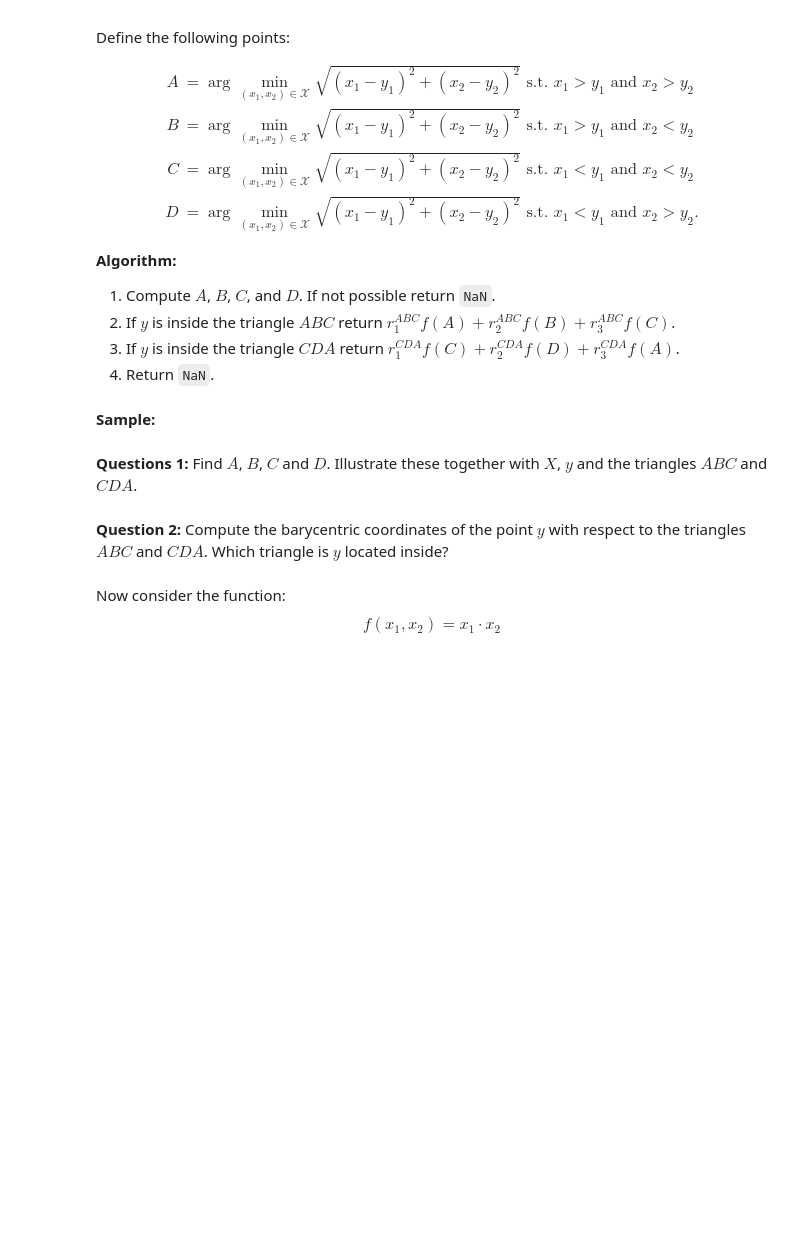
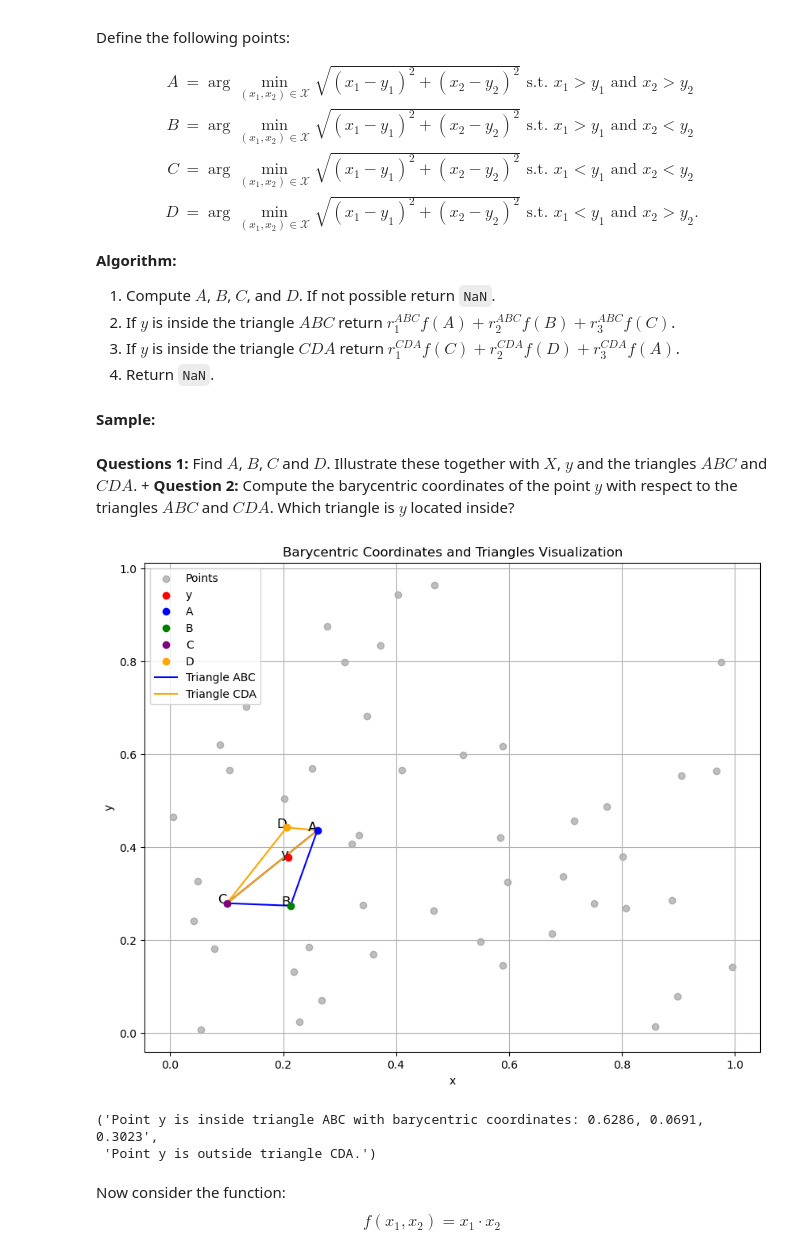
Before and after one commit to NumEconCopenhagen/projects-2024-rasmus, a Jupyter notebook: examproject/exam_2024.ipynb, the cells around one changed output. Saved outputs shown, nothing was run; the diff lists cells and outputs as text; code cells hidden in the pictures; blank space fills up the shorter version.

```diff
--- a/examproject/exam_2024.ipynb
+++ b/examproject/exam_2024.ipynb
@@ -617,4 +617,4 @@ rng = np.random.default_rng(2024)
 X = rng.uniform(size=(50,2))
 y = rng.uniform(size=(2,))
 # %% [markdown]
-**Questions 1:** Find $A$, $B$, $C$ and $D$. Illustrate these together with $X$, $y$ and the triangles $ABC$ and $CDA$.
+**Questions 1:** Find $A$, $B$, $C$ and $D$. Illustrate these together with $X$, $y$ and the triangles $ABC$ and $CDA$. + **Question 2:** Compute the barycentric coordinates of the point $y$ with respect to the triangles $ABC$ and $CDA$. Which triangle is $y$ located inside?
@@ -623,2 +620,0 @@ y = rng.uniform(size=(2,))
-# %% [markdown]
-**Question 2:** Compute the barycentric coordinates of the point $y$ with respect to the triangles $ABC$ and $CDA$. Which triangle is $y$ located inside?
@@ -627,3 +621,78 @@ y = rng.uniform(size=(2,))
+# %%
+# Define functions for barycentric coordinates and triangle check
+def barycentric_coordinates(A, B, C, P):
+    denom = (B[1] - C[1]) * (A[0] - C[0]) + (C[0] - B[0]) * (A[1] - C[1])
+    r1 = ((B[1] - C[1]) * (P[0] - C[0]) + (C[0] - B[0]) * (P[1] - C[1])) / denom
+    r2 = ((C[1] - A[1]) * (P[0] - C[0]) + (A[0] - C[0]) * (P[1] - C[1])) / denom
+    r3 = 1 - r1 - r2
+    return r1, r2, r3
+
+def is_inside_triangle(r1, r2, r3):
+    return (0 <= r1 <= 1) and (0 <= r2 <= 1) and (0 <= r3 <= 1)
+
+# Find points A, B, C, D based on given criteria
+A = min(X, key=lambda point: (point[0] - y[0])**2 + (point[1] - y[1])**2 if point[0] > y[0] and point[1] > y[1] else float('inf'))
+B = min(X, key=lambda point: (point[0] - y[0])**2 + (point[1] - y[1])**2 if point[0] > y[0] and point[1] < y[1] else float('inf'))
+C = min(X, key=lambda point: (point[0] - y[0])**2 + (point[1] - y[1])**2 if point[0] < y[0] and point[1] < y[1] else float('inf'))
+D = min(X, key=lambda point: (point[0] - y[0])**2 + (point[1] - y[1])**2 if point[0] < y[0] and point[1] > y[1] else float('inf'))
+
+# Plot the points and the triangles
+plt.figure(figsize=(10, 8))
+plt.scatter(X[:, 0], X[:, 1], label='Points', color='gray', alpha=0.5)
+plt.scatter(*y, color='red', label='y', zorder=5)
+plt.scatter(*A, color='blue', label='A', zorder=5)
+plt.scatter(*B, color='green', label='B', zorder=5)
+plt.scatter(*C, color='purple', label='C', zorder=5)
+plt.scatter(*D, color='orange', label='D', zorder=5)
+
+# Draw the triangles ABC and CDA
+plt.plot([A[0], B[0]], [A[1], B[1]], 'b-')
+plt.plot([B[0], C[0]], [B[1], C[1]], 'b-')
+plt.plot([C[0], A[0]], [C[1], A[1]], 'b-', label='Triangle ABC')
+
+plt.plot([C[0], D[0]], [C[1], D[1]], 'orange')
+plt.plot([D[0], A[0]], [D[1], A[1]], 'orange')
+plt.plot([A[0], C[0]], [A[1], C[1]], 'orange', label='Triangle CDA')
+
+# Annotate the points
+plt.text(y[0], y[1], 'y', fontsize=12, ha='right')
+plt.text(A[0], A[1], 'A', fontsize=12, ha='right')
+plt.text(B[0], B[1], 'B', fontsize=12, ha='right')
+plt.text(C[0], C[1], 'C', fontsize=12, ha='right')
+plt.text(D[0], D[1], 'D', fontsize=12, ha='right')
+
+# Set labels and title
+plt.xlabel('x')
+plt.ylabel('y')
+plt.title('Barycentric Coordinates and Triangles Visualization')
+plt.legend()
+plt.grid(True)
+plt.show()
+
+# Compute barycentric coordinates for y with respect to triangles ABC and CDA
+rABC1, rABC2, rABC3 = barycentric_coordinates(A, B, C, y)
+rCDA1, rCDA2, rCDA3 = barycentric_coordinates(C, D, A, y)
+
+# Check which triangle y is inside
+result_abc = ""
+result_cda = ""
+
+if is_inside_triangle(rABC1, rABC2, rABC3):
+    result_abc = f"Point y is inside triangle ABC with barycentric coordinates: {rABC1:.4f}, {rABC2:.4f}, {rABC3:.4f}"
+else:
+    result_abc = "Point y is outside triangle ABC."
+
+if is_inside_triangle(rCDA1, rCDA2, rCDA3):
+    result_cda = f"Point y is inside triangle CDA with barycentric coordinates: {rCDA1:.4f}, {rCDA2:.4f}, {rCDA3:.4f}"
+else:
+
+    result_cda = "Point y is outside triangle CDA."
+
+result_abc, result_cda
+# %% [output]
+[figure, added]
+('Point y is inside triangle ABC with barycentric coordinates: 0.6286, 0.0691, 0.3023',
+ 'Point y is outside triangle CDA.')
 # %% [markdown]
 Now consider the function:
 $$
```
Also changed, not shown: parts of 2 cells of this notebook.
